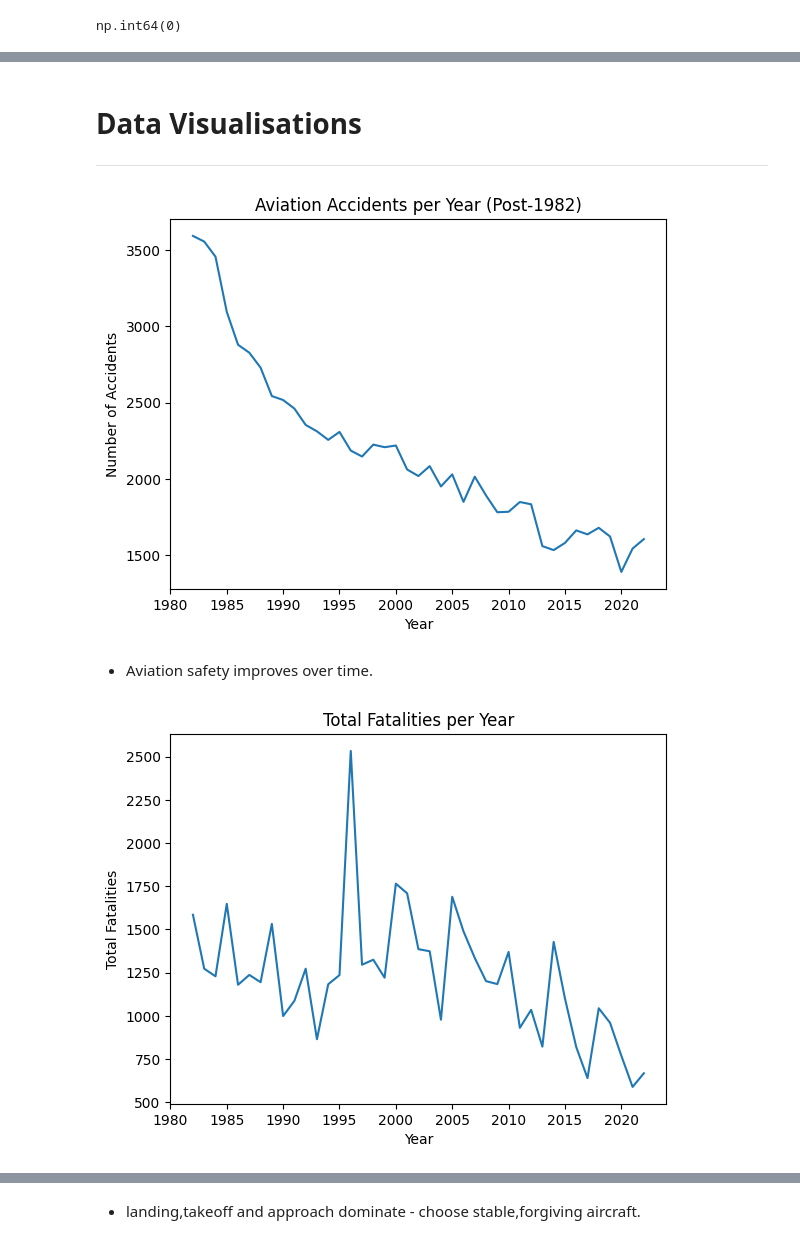
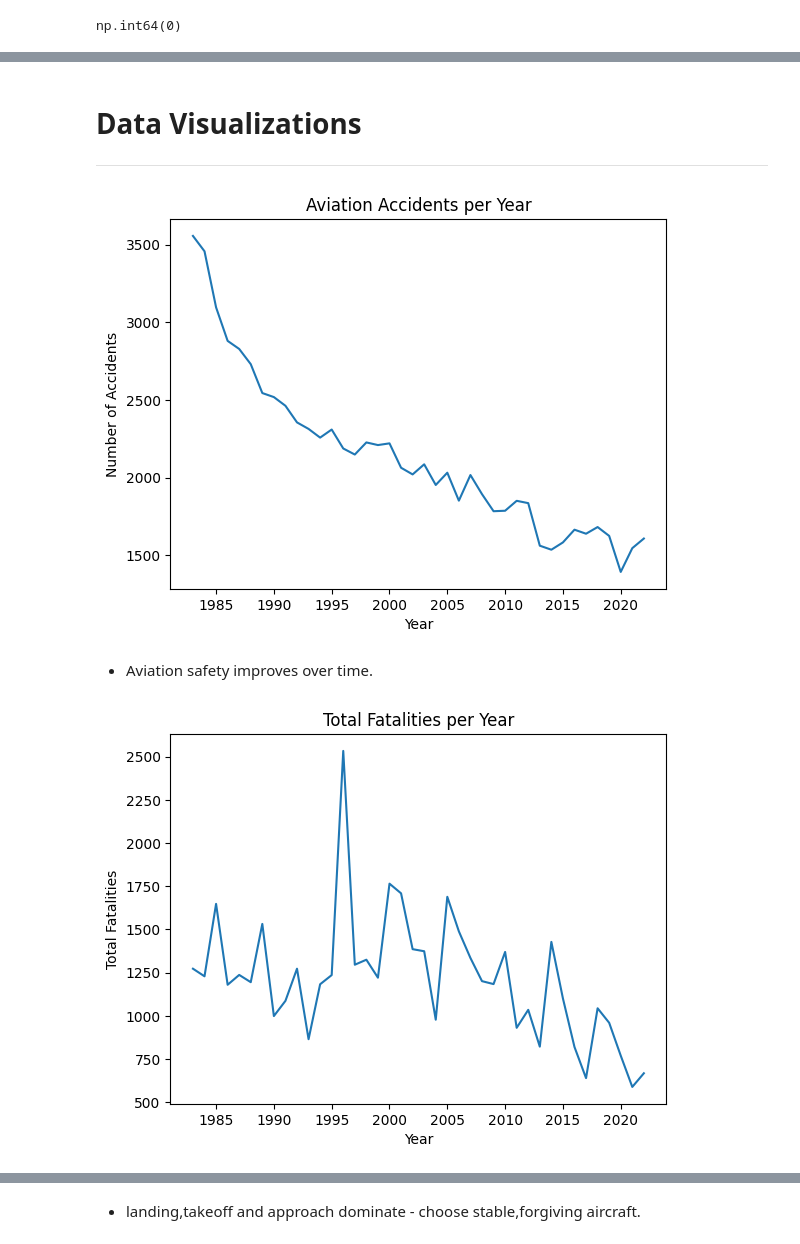
Before and after one commit to Wanyiri9dave/ds-phase1_project, a Jupyter notebook: student.ipynb, the cells around one changed output, grey strips where cells are left out. Drawn from its saved outputs; the diff is of its cells as text; code cells hidden in the pictures.

```diff
--- a/student.ipynb
+++ b/student.ipynb
@@ -153,35 +153,33 @@ df[injury_cols] = df[injury_cols].fillna(0)
 # Converting into date columns
 df['Event.Date'] = pd.to_datetime(df['Event.Date'], errors='coerce')
 df['Publication.Date'] = pd.to_datetime(df['Publication.Date'], errors='coerce')
-# %%
-# Create Useful features
-df['Year'] = df['Event.Date'].dt.year
-df['Month'] = df['Event.Date'].dt.month
+# %%
+# fixing the year column
+
+df = df.dropna(subset=['Event.Date'])
+
+df['Year'] = df['Event.Date'].dt.year.astype(int)
 # %% [markdown]
-# **Data Visualisations**
+# **Data Visualizations**
 
 ---
 # %%
 # Accidents Per Year
 
-df = pd.read_csv("Aviation_Data.csv", low_memory=False)
 
-df['Event.Date'] = pd.to_datetime(df['Event.Date'], errors='coerce')
-df['Year'] = df['Event.Date'].dt.year
-
-# Use reliable reporting years
-df = df[df['Year'] >= 1982]
+df = df[df['Year'] > 1982] # Use reliable reporting years
 
 accidents_per_year = df['Year'].value_counts().sort_index()
+
 
 plt.figure()
 accidents_per_year.plot()
 plt.xlabel("Year")
 plt.ylabel("Number of Accidents")
-plt.title("Aviation Accidents per Year (Post-1982)")
+plt.title("Aviation Accidents per Year")
 plt.show()
 # %% [output]
-[figure, old version]
+[figure, new version]
 # %% [markdown]
 * Aviation safety improves over time.
 # %%
@@ -199,6 +197,6 @@ plt.ylabel("Total Fatalities")
 plt.title("Total Fatalities per Year")
 plt.show()
 # %% [output]
-[figure, old version]
+[figure, new version]
 # %% [markdown]
 * Few high-fatality events drive most losses-avoid high-speed, complex aircraft early.
```
Also changed, not shown: parts of 12 cells of this notebook.
